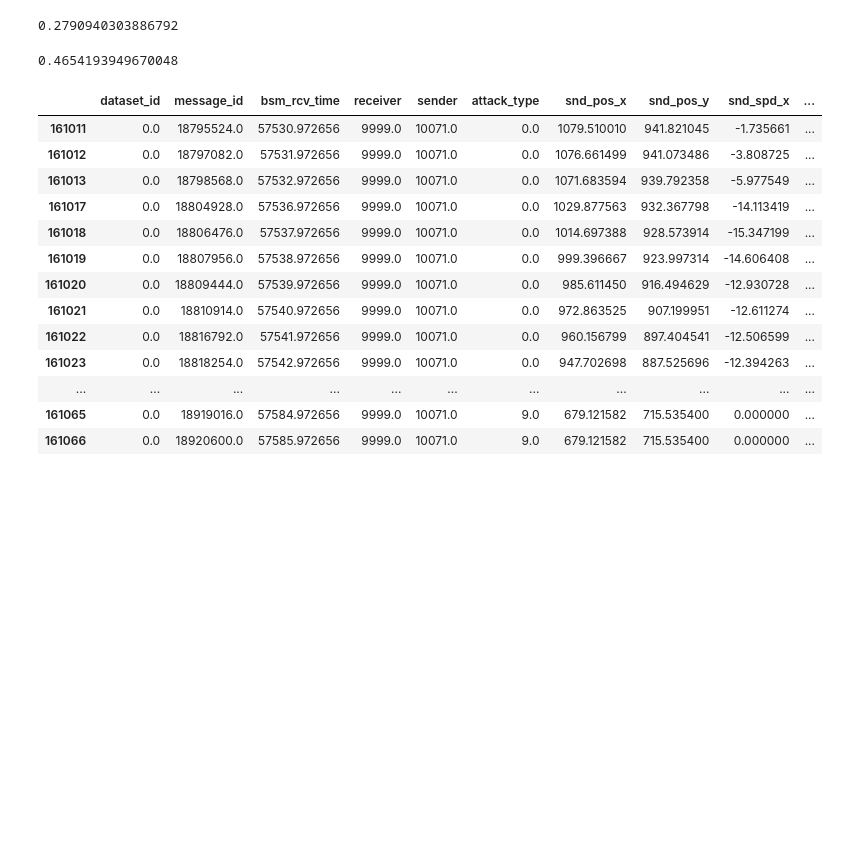
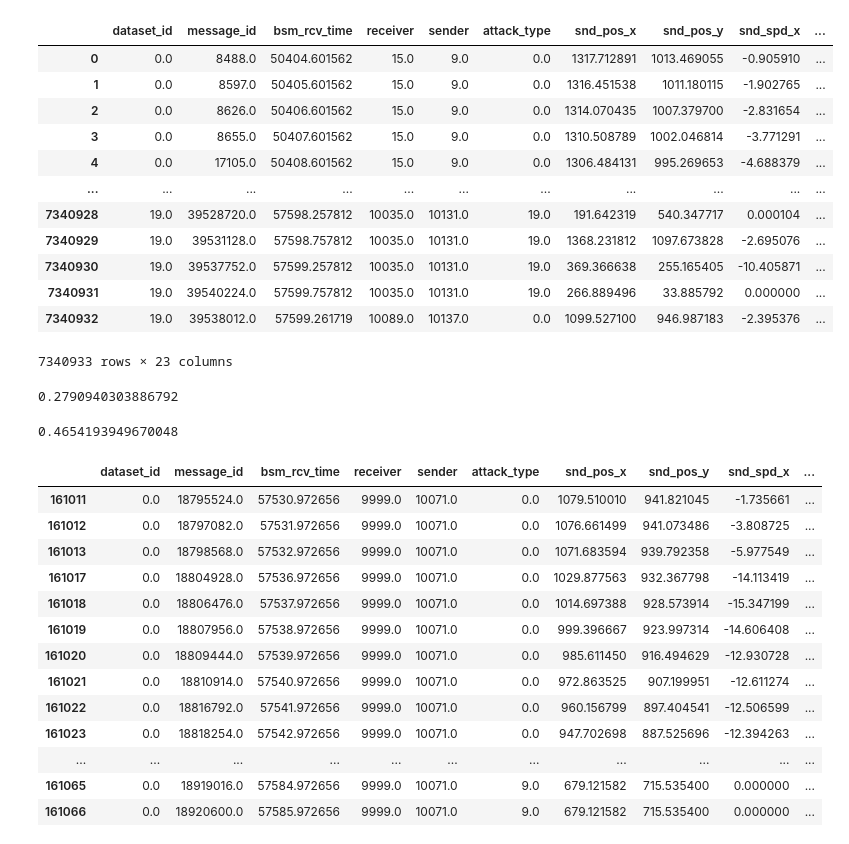
Before and after one commit to h8rtv/vanets_tranad_cnn_lstm, a Jupyter notebook: veremi/hdf5-normalize-npz.ipynb, the cells around one changed output. Saved outputs shown, nothing was run; the diff lists cells and outputs as text; code cells hidden in the pictures; blank space fills up the shorter version.

```diff
--- a/veremi/hdf5-normalize-npz.ipynb
+++ b/veremi/hdf5-normalize-npz.ipynb
@@ -10,7 +10,23 @@ folder = 'out_veremi'
 def normalize3(a, min_a, max_a):
 	return (a - min_a) / (max_a - min_a + 0.0001)
 # %%
-V = pd.read_feather('out_veremi/test-atk.feather')
+V = pd.read_feather('out_veremi/veremi-atk.feather')
+# %%
+V
+# %% [output]
+|  | dataset_id | message_id | bsm_rcv_time | receiver | sender | attack_type | snd_pos_x | snd_pos_y | snd_spd_x | ... |
+| 0 | 0.0 | 8488.0 | 50404.601562 | 15.0 | 9.0 | 0.0 | 1317.712891 | 1013.469055 | -0.905910 | ... |
+| 1 | 0.0 | 8597.0 | 50405.601562 | 15.0 | 9.0 | 0.0 | 1316.451538 | 1011.180115 | -1.902765 | ... |
+| 2 | 0.0 | 8626.0 | 50406.601562 | 15.0 | 9.0 | 0.0 | 1314.070435 | 1007.379700 | -2.831654 | ... |
+| 3 | 0.0 | 8655.0 | 50407.601562 | 15.0 | 9.0 | 0.0 | 1310.508789 | 1002.046814 | -3.771291 | ... |
+| 4 | 0.0 | 17105.0 | 50408.601562 | 15.0 | 9.0 | 0.0 | 1306.484131 | 995.269653 | -4.688379 | ... |
+| ... | ... | ... | ... | ... | ... | ... | ... | ... | ... | ... |
+| 7340928 | 19.0 | 39528720.0 | 57598.257812 | 10035.0 | 10131.0 | 19.0 | 191.642319 | 540.347717 | 0.000104 | ... |
+| 7340929 | 19.0 | 39531128.0 | 57598.757812 | 10035.0 | 10131.0 | 19.0 | 1368.231812 | 1097.673828 | -2.695076 | ... |
+| 7340930 | 19.0 | 39537752.0 | 57599.257812 | 10035.0 | 10131.0 | 19.0 | 369.366638 | 255.165405 | -10.405871 | ... |
+| 7340931 | 19.0 | 39540224.0 | 57599.757812 | 10035.0 | 10131.0 | 19.0 | 266.889496 | 33.885792 | 0.000000 | ... |
+| 7340932 | 19.0 | 39538012.0 | 57599.261719 | 10089.0 | 10137.0 | 0.0 | 1099.527100 | 946.987183 | -2.395376 | ... |
+7340933 rows × 23 columns
 # %%
 len(
     V[V.attack_type > 0].groupby(['dataset_id', 'sender', 'attack_type', 'time_id']).size()) / len(V.groupby(['dataset_id', 'sender', 'attack_type', 'time_id']).size())
```
Also changed, not shown: 3 other files.
